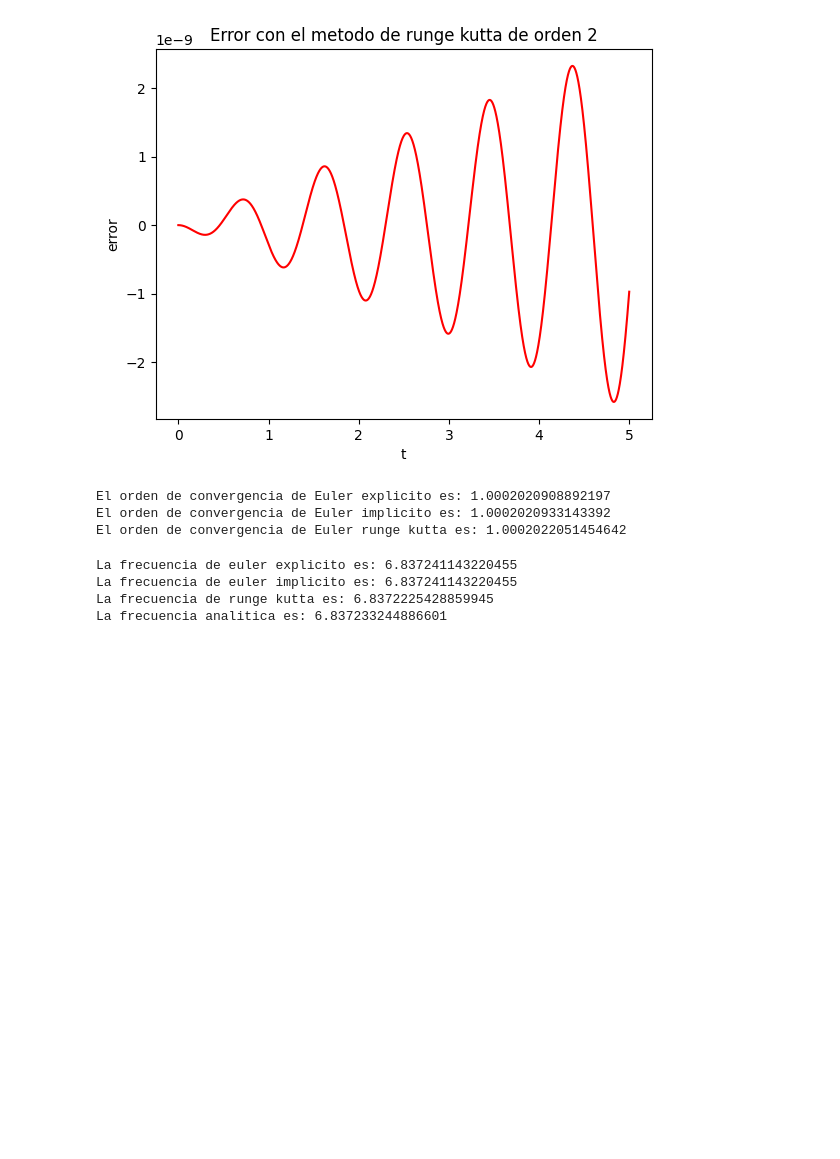
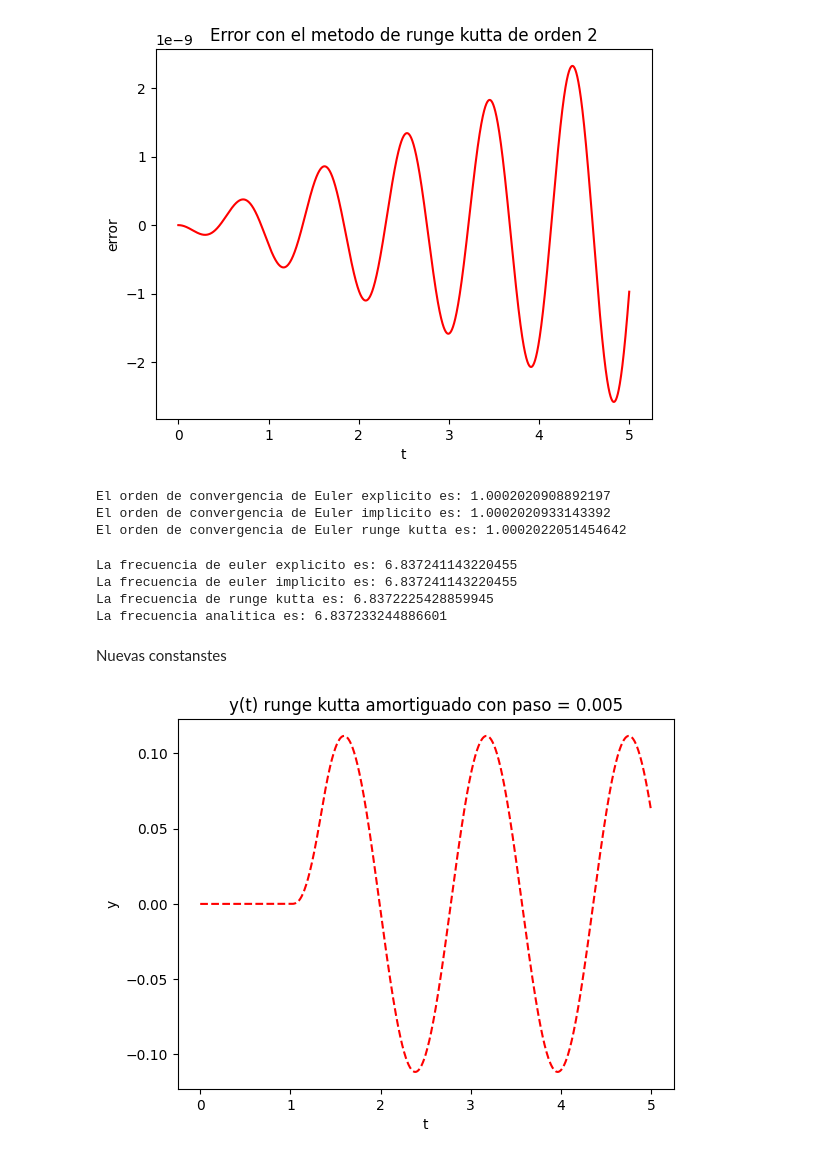
Before and after one commit to Jignacio14/AnalisisNumericoI, a Jupyter notebook: Numericos.ipynb, the cells around one changed output. Saved outputs shown, nothing was run; the diff lists cells and outputs as text; code cells hidden in the pictures; blank space fills up the shorter version.

```diff
--- a/Numericos.ipynb
+++ b/Numericos.ipynb
@@ -508,3 +507,5 @@ La frecuencia de euler explicito es: 6.837241143220455
 La frecuencia de euler implicito es: 6.837241143220455
 La frecuencia de runge kutta es: 6.8372225428859945
 La frecuencia analitica es: 6.837233244886601
+# %% [markdown]
+Nuevas constanstes
@@ -510,0 +540,39 @@ La frecuencia analitica es: 6.837233244886601
+# %%
+def runge_kutta_orden_2_con_mas_valores(intervalo, paso, lambda_, k_const, func_y, func_pos, func_vel, masa):
+    cantidad_puntos = int(intervalo / paso) + 1
+    valores_y = np.zeros(cantidad_puntos, dtype=float)
+    valores_y_dev = np.zeros(cantidad_puntos, dtype=float)
+    valores_y[0] = 0
+    valores_y_dev[0] = 0
+    tiempo_actual = 0
+
+    for n in range(cantidad_puntos - 1):
+        y_predictor = valores_y[n] + paso * valores_y_dev[n]
+        y_dev_predictor = valores_y_dev[n] + paso * func_y(valores_y[n], func_pos, tiempo_actual, valores_y_dev[n], func_vel, lambda_, k_const, masa)
+
+        valores_y[n+1] = valores_y[n] + (paso/2) * (valores_y_dev[n] + y_dev_predictor)
+        valores_y_dev[n+1] = valores_y_dev[n] + (paso/2) * (
+            func_y(valores_y[n], func_pos, tiempo_actual, valores_y_dev[n], func_vel, lambda_, k_const, masa) +
+            func_y(y_predictor, func_pos, tiempo_actual + paso, y_dev_predictor, func_vel, lambda_, k_const, masa)
+        )
+
+        tiempo_actual += paso
+
+    return valores_y, valores_y_dev
+# %%
+# Constantes
+rango = 5
+paso = 0.005
+lambd = 750
+k_const = 25000
+masa = np.sum([padronJI,padronTB,padronCZ])/200
+# %%
+tiempo_discretizado = np.arange(0,rango+paso,paso)
+aprox_con_amortiguamiento = runge_kutta_orden_2_con_mas_valores(rango, paso, lambda_, k_const, ecu_diff, obtener_pos, obtener_velocidad, masa)
+plt.plot(tiempo_discretizado, aprox_con_amortiguamiento[0],  'r--')
+plt.title("y(t) runge kutta amortiguado con paso = " + str(paso))
+plt.xlabel('t')
+plt.ylabel('y')
+plt.show()
+# %% [output]
+[figure, added]
```
Also changed, not shown: parts of 7 cells of this notebook, 2 other files.
